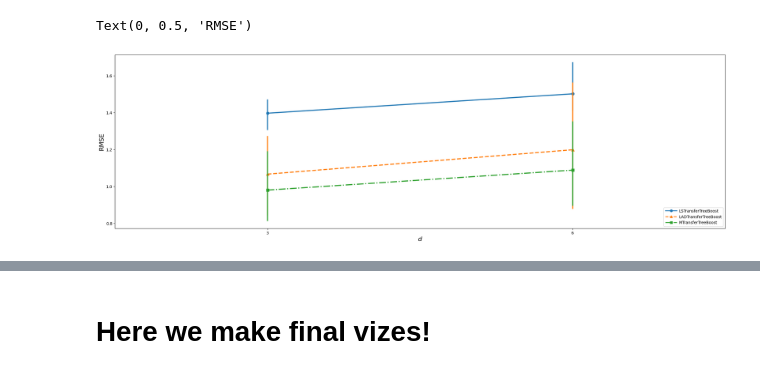
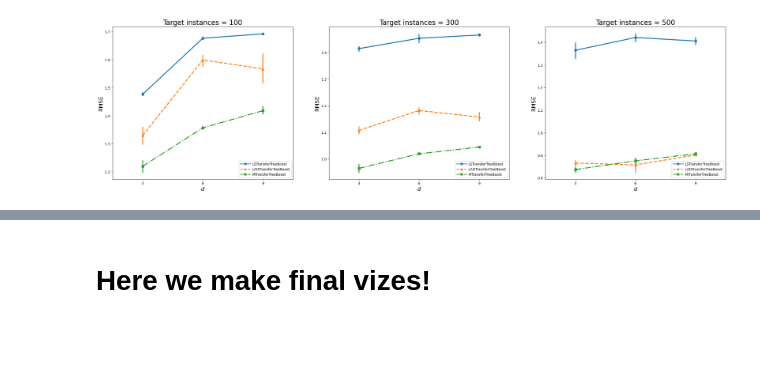
Before and after one commit to DageBjorne/transfertreeboost, a Jupyter notebook: friedman1_simul/viz_ls_lad_huber.ipynb, the cells around one changed output, grey strips where cells are left out. Saved outputs shown, nothing was run; the diff lists cells and outputs as text; code cells hidden in the pictures; blank space fills up the shorter version.

```diff
--- a/friedman1_simul/viz_ls_lad_huber.ipynb
+++ b/friedman1_simul/viz_ls_lad_huber.ipynb
@@ -197,59 +134,65 @@ sns.boxplot(data=df, x = 'd', y = 'rmse', hue = 'method')
 # %%
 # Here we find the optimal settings
 LS_data_slash = data_slash[data_slash['method'] == 'LSTransferTreeBoost']
 LAD_data_slash = data_slash[data_slash['method'] == 'LADTransferTreeBoost']
 Huber_data_slash = data_slash[data_slash['method'] == 'MTransferTreeBoost']
 
 best_LS, best_LS_params = topk_per_d_per_method(
     LS_data_slash,
-['target_instances', 'd', 'v', 'source_tree_size', 'target_tree_size', 'm_0', 'k'], k=1
+['target_instances', 'd', 'v', 'source_tree_size', 'target_tree_size', 'm_0', 'k'], k=5
 )
 
 best_LAD, best_LAD_params = topk_per_d_per_method(
     LAD_data_slash,
-['target_instances', 'd', 'v', 'source_tree_size', 'target_tree_size', 'm_0', 'k'], k=1
+['target_instances', 'd', 'v', 'source_tree_size', 'target_tree_size', 'm_0', 'k'], k=5
 )
 
 best_Huber, best_Huber_params = topk_per_d_per_method(
     Huber_data_slash,
-['target_instances', 'd', 'v', 'source_tree_size', 'target_tree_size', 'm_0', 'k'], k=1
+['target_instances', 'd', 'v', 'source_tree_size', 'target_tree_size', 'm_0', 'k'], k=5
 )
 
 #create new df for viz
 df = pd.concat([best_LS, best_LAD])
 df = pd.concat([df, best_Huber])
+
+plt.figure(figsize = (32,8))
+
+i = 1
+for target_instances in data_gaussian['target_instances'].unique():
+    #create new df:s for viz
+    df = pd.concat([best_LS[best_LS['target_instances'] == target_instances], best_LAD[best_LAD['target_instances'] == target_instances]])
+    df = pd.concat([df, best_Huber[best_Huber['target_instances'] == target_instances]])
+    plt.subplot(1,3,i)
+    i += 1
+    sns.pointplot(data = df, x = 'd', y = 'rmse', hue = 'method',
+                markers=['o', '^', 's', 'D', 'P'], markersize=6, linestyles=['-', '--', '-.', ':', (0, (3, 1, 1, 1))])
+
+    # grab the current legend
+    handles, labels = plt.gca().get_legend_handles_labels()
+
+    # rebuild legend with longer lines
+    new_handles = []
+    for h in handles:
+        if isinstance(h, Line2D):
+            new_handles.append(Line2D(
+                [0], [0],
+                color=h.get_color(),
+                linestyle=h.get_linestyle(),
+                marker=h.get_marker(),
+                markersize=6,
+                linewidth=2,
+            ))
+        else:
+            new_handles.append(h)
+    #plt.legend(loc="lower right")
+    plt.legend(new_handles, labels, handlelength=3, handletextpad=0.5, loc="lower right")  # increase handlelength to "extend" line
+    plt.gca().set_xlabel('$d$', fontsize=16)
+    plt.gca().set_ylabel('RMSE', fontsize=16)
+    plt.title(f'Target instances = {target_instances}', fontsize = 20)
+plt.show()
+# %% [output]
+[figure, added]
-# %%
-# Plot average test RMSE:s for best hyperparams
-from matplotlib.lines import Line2D
-
-plt.figure(figsize = (28,8))
-sns.pointplot(data = df, x = 'd', y = 'rmse', hue = 'method',
-                markers=['o', '^', 's', 'D', 'P'], markersize=6, linestyles=['-', '--', '-.', ':', (0, (3, 1, 1, 1))])
-
-# grab the current legend
-handles, labels = plt.gca().get_legend_handles_labels()
-
-# rebuild legend with longer lines
-new_handles = []
-for h in handles:
-    if isinstance(h, Line2D):
-        new_handles.append(Line2D(
-            [0], [0],
-            color=h.get_color(),
-            linestyle=h.get_linestyle(),
-            marker=h.get_marker(),
-            markersize=6,
-            linewidth=2,
-        ))
-    else:
-        new_handles.append(h)
-#plt.legend(loc="lower right")
-plt.legend(new_handles, labels, handlelength=3, handletextpad=0.5, loc="lower right")  # increase handlelength to "extend" line
-plt.gca().set_xlabel('$d$', fontsize=16)
-plt.gca().set_ylabel('RMSE', fontsize=16)
-# %% [output]
-Text(0, 0.5, 'RMSE')
-[figure, removed]
 # %%
 sns.boxplot(data=df, x = 'd', y = 'rmse', hue = 'method')
 # %% [output]
```
Also changed, not shown: parts of 11 cells of this notebook, 1 other file.
